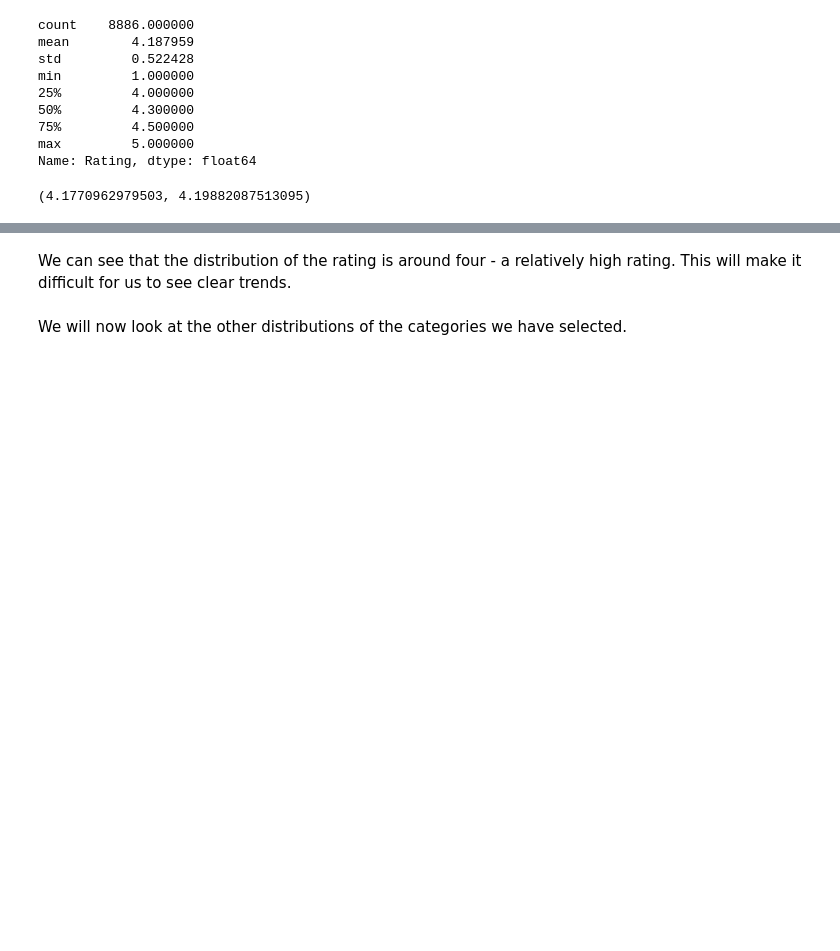
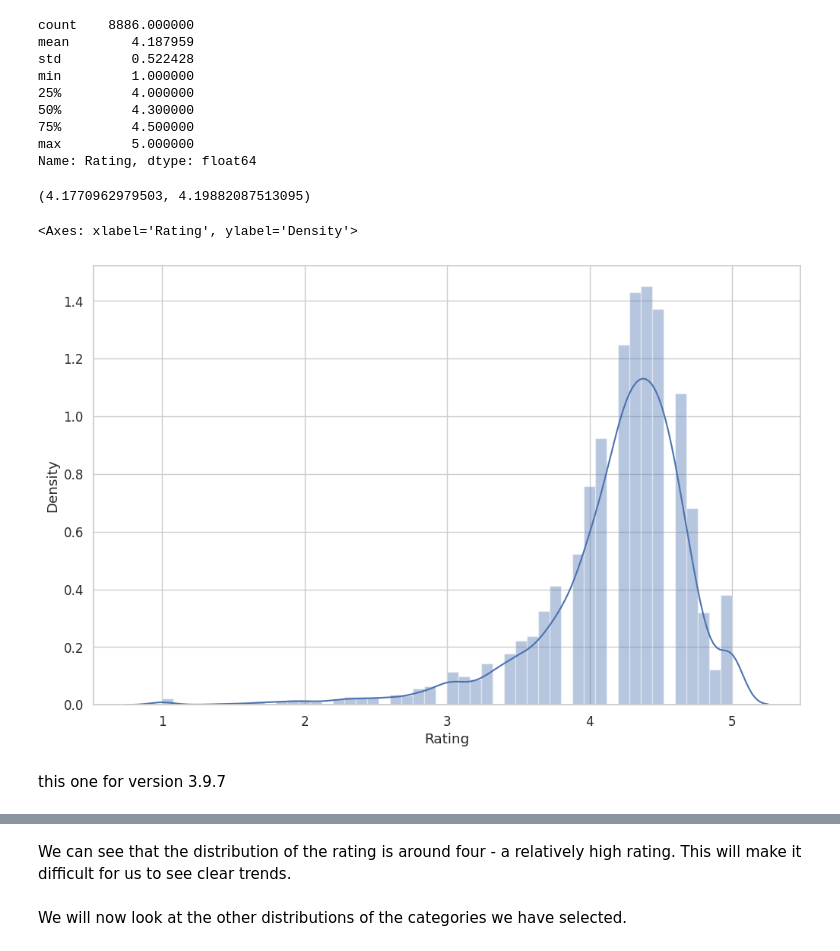
Before and after one commit to ItamarShilo/AppRating, a Jupyter notebook: FinalProjectAppRating.ipynb, the cells around one changed output, grey strips where cells are left out. Cells and saved outputs as stored; diff of their text form; code cells hidden in the pictures; blank space fills up the shorter version.

```diff
--- a/FinalProjectAppRating.ipynb
+++ b/FinalProjectAppRating.ipynb
@@ -193,6 +222,13 @@ std_rate = data['Rating'].std()/np.sqrt(data.shape[0])
 stats.norm.interval(0.95, loc=mean_rate, scale=std_rate)
 # %% [output]
 (4.1770962979503, 4.19882087513095)
+# %%
+sns.distplot(data['Rating'])
+# %% [output]
+<Axes: xlabel='Rating', ylabel='Density'>
+[figure, added]
+# %% [markdown]
+this one for version 3.9.7
 # %%
 ax = sns.countplot(data['Rating'])
 for label in ax.get_xticklabels():
```
Also changed, not shown: parts of 50 cells of this notebook.
